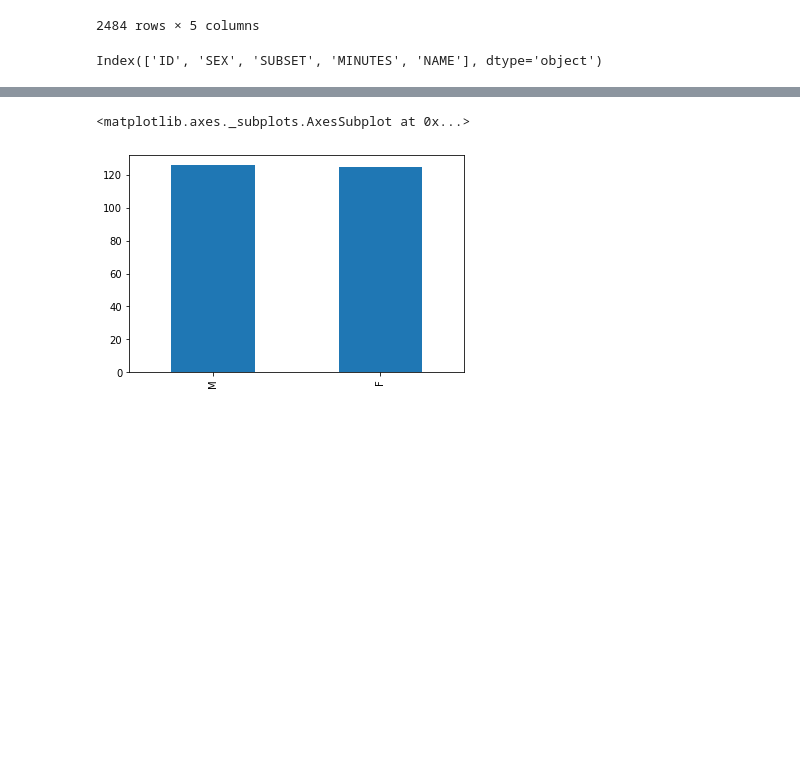
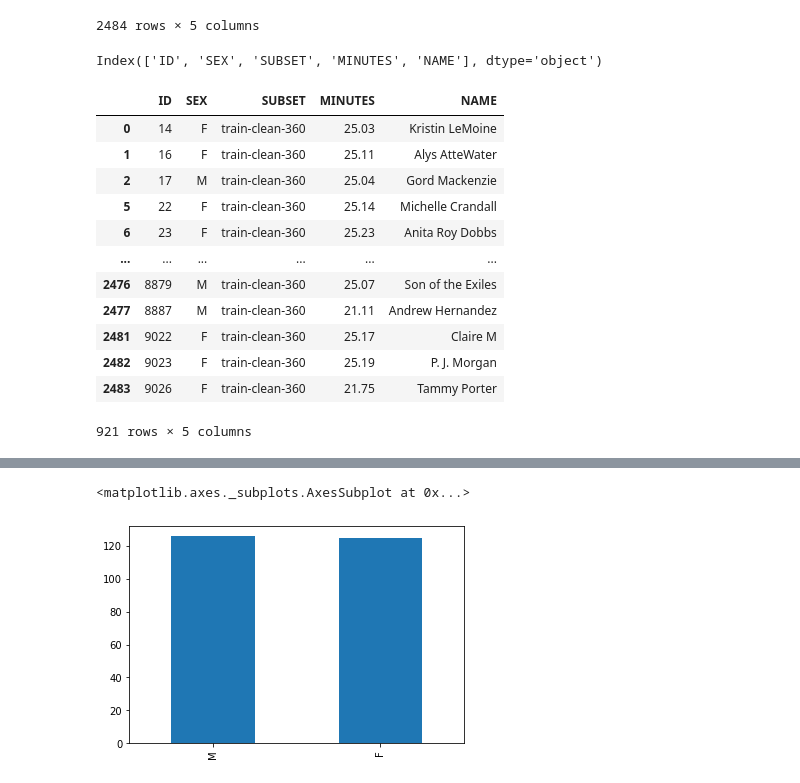
Before and after one commit to Param9498/non-invertible-audio-feature-generation, a Jupyter notebook: development/param/openl3_librispeech/data_preprocessing/new_datasets_creation.ipynb, the cells around one changed output, grey strips where cells are left out. Cells and saved outputs as stored; diff of their text form; code cells hidden in the pictures; blank space fills up the shorter version.

```diff
--- a/development/param/openl3_librispeech/data_preprocessing/new_datasets_creation.ipynb
+++ b/development/param/openl3_librispeech/data_preprocessing/new_datasets_creation.ipynb
@@ -37,3 +37,20 @@ Index(['ID', 'SEX', 'SUBSET', 'MINUTES', 'NAME'], dtype='object')
 for column in df_speakers.columns:
     if df_speakers[column].dtype == object and isinstance(df_speakers.iloc[0][column], str):
         df_speakers[column] = df_speakers[column].str.strip()
+# %%
+train_clean_360_df = df_speakers[df_speakers['SUBSET'] == 'train-clean-360']
+train_clean_360_df
+# %% [output]
+|  | ID | SEX | SUBSET | MINUTES | NAME |
+| 0 | 14 | F | train-clean-360 | 25.03 | Kristin LeMoine |
+| 1 | 16 | F | train-clean-360 | 25.11 | Alys AtteWater |
+| 2 | 17 | M | train-clean-360 | 25.04 | Gord Mackenzie |
+| 5 | 22 | F | train-clean-360 | 25.14 | Michelle Crandall |
+| 6 | 23 | F | train-clean-360 | 25.23 | Anita Roy Dobbs |
+| ... | ... | ... | ... | ... | ... |
+| 2476 | 8879 | M | train-clean-360 | 25.07 | Son of the Exiles |
+| 2477 | 8887 | M | train-clean-360 | 21.11 | Andrew Hernandez |
+| 2481 | 9022 | F | train-clean-360 | 25.17 | Claire M |
+| 2482 | 9023 | F | train-clean-360 | 25.19 | P. J. Morgan |
+| 2483 | 9026 | F | train-clean-360 | 21.75 | Tammy Porter |
+921 rows × 5 columns
```
Also changed, not shown: parts of 5 cells of this notebook, 43 other files.
